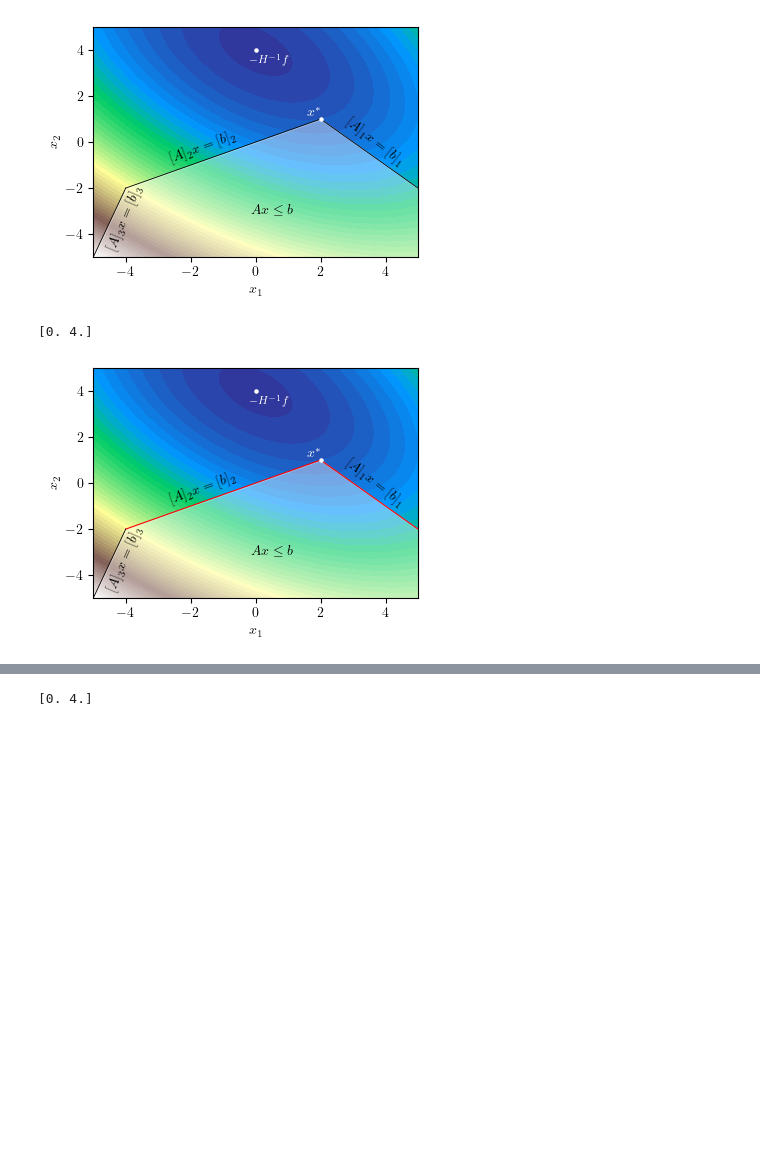
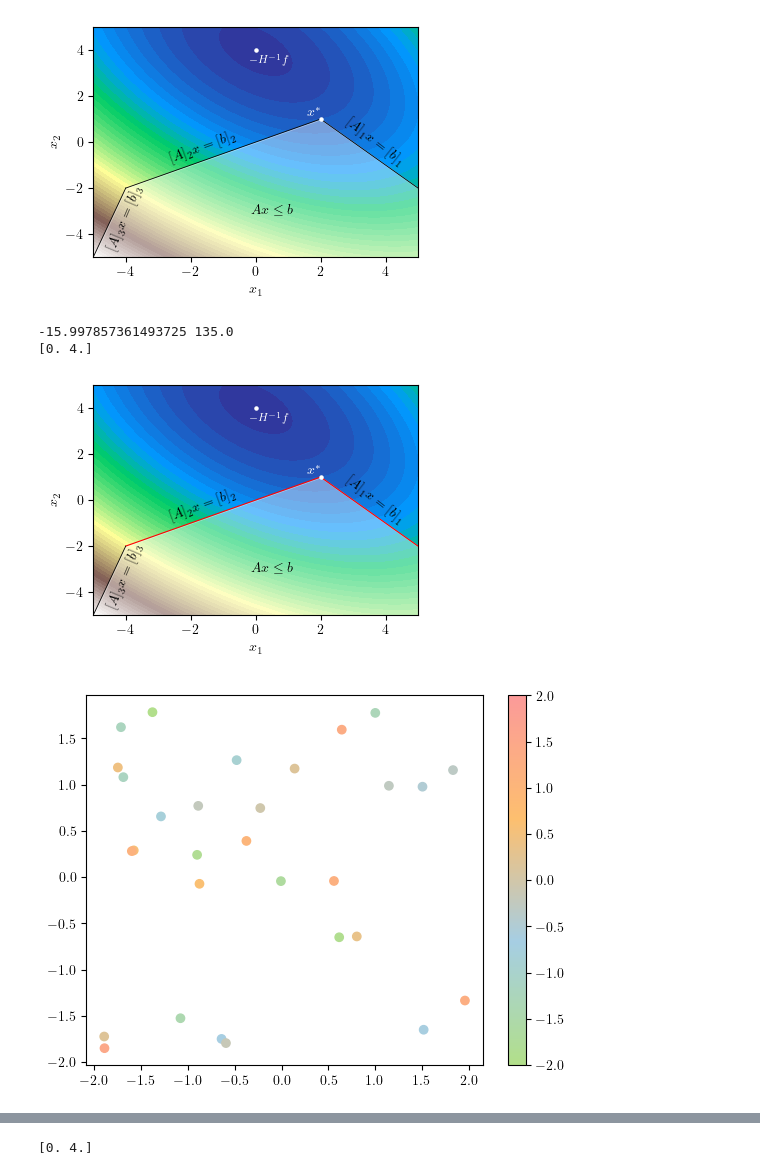
Before and after one commit to ellaschmidtobreick/acc_daqp, a Jupyter notebook: create_figures.ipynb, the cells around one changed output, grey strips where cells are left out. Drawn from its saved outputs; the diff is of its cells as text; code cells hidden in the pictures; blank space fills up the shorter version.

```diff
--- a/create_figures.ipynb
+++ b/create_figures.ipynb
@@ -176,7 +176,7 @@ x = np.linspace(-5, 5, 100)
 y = np.linspace(-5, 5, 100)
 X, Y = np.meshgrid(x, y)
 Z = quadratic(X, Y)
-
+print(np.min(Z), np.max(Z))
 plt.figure(figsize=(4, 3))
 contour = plt.contourf(X, Y, Z, levels=50, cmap='terrain',zorder = 1)
 
@@ -228,5 +228,40 @@ plt.tight_layout()
 plt.savefig(f"figures/example_primal_qp_3_constraints_active_marked.pdf")
 plt.show()
 # %% [output]
+-15.997857361493725 135.0
 [0. 4.]
 [figure]
+# %%
+from matplotlib.colors import LinearSegmentedColormap
+
+colors = [
+    "#A6CEE3", "#1F78B4", "#B2DF8A", "#33A02C",
+    "#FB9A99", "#E31A1C", "#FDBF6F", "#FF7F00",
+    "#CAB2D6", "#6A3D9A"
+]
+
+# # Create a smooth gradient with many interpolated levels
+# smooth_cmap = LinearSegmentedColormap.from_list("paper_cmap", colors, N=1024)
+
+# # Optional: register it globally
+# plt.register_cmap(name="paper_cmap", cmap="smooth_cmap")
+
+# # Then you can use either:
+# plt.contourf(X, Y, Z, cmap=smooth_cmap)
+# # or, after registration:
+# plt.contourf(X, Y, Z, cmap="paper_cmap")
+
+import numpy as np
+import matplotlib.pyplot as plt
+import matplotlib.colors
+
+x,y,c = zip(*np.random.rand(30,3)*4-2)
+
+norm=plt.Normalize(-2,2)
+cmap = matplotlib.colors.LinearSegmentedColormap.from_list("", ["#B2DF8A","#A6CEE3", "#FDBF6F","#FB9A99"])
+
+plt.scatter(x,y,c=c, cmap=cmap, norm=norm)
+plt.colorbar()
+plt.show()
+# %% [output]
+[figure, added]
```
Also changed, not shown: parts of 2 cells of this notebook, 1 other file.
